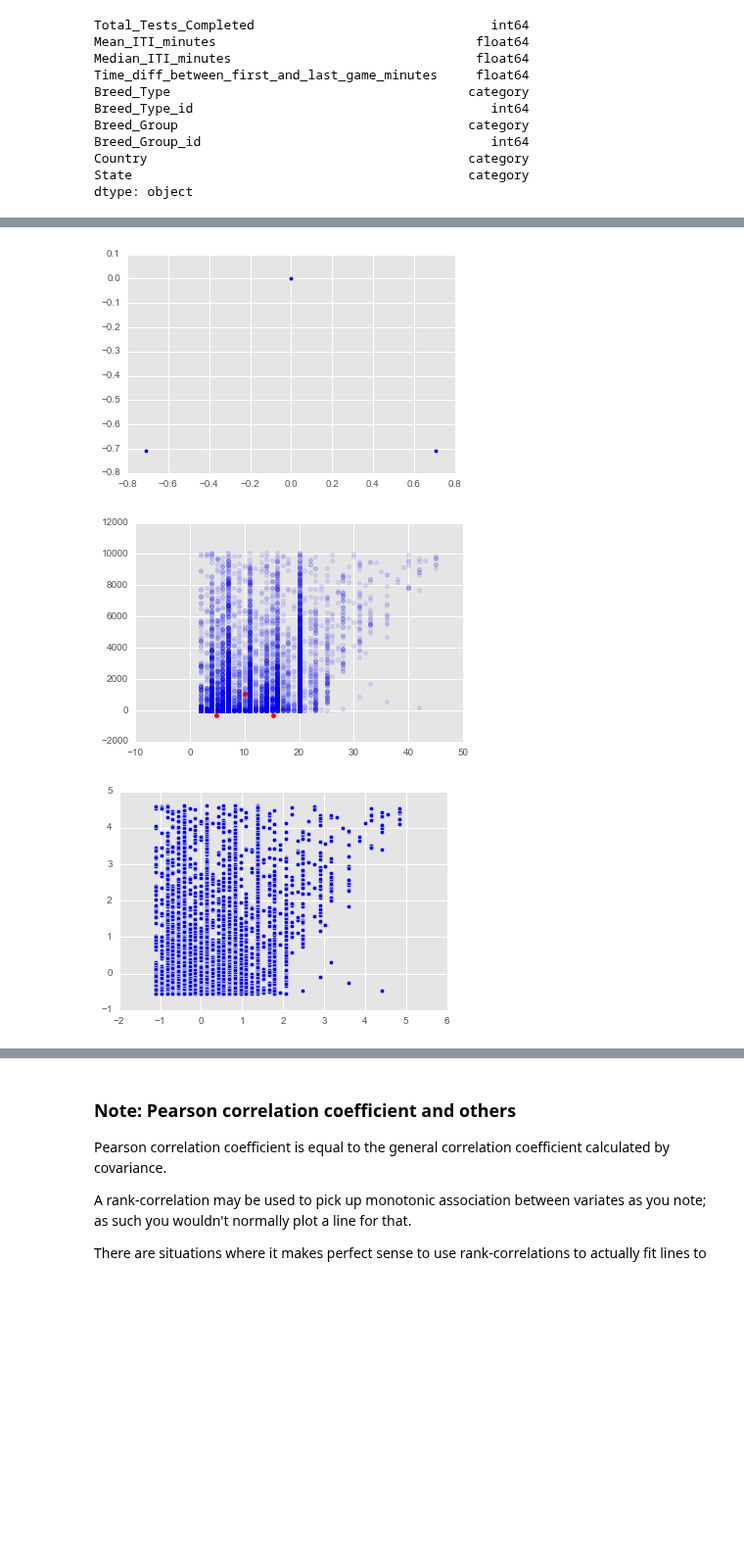
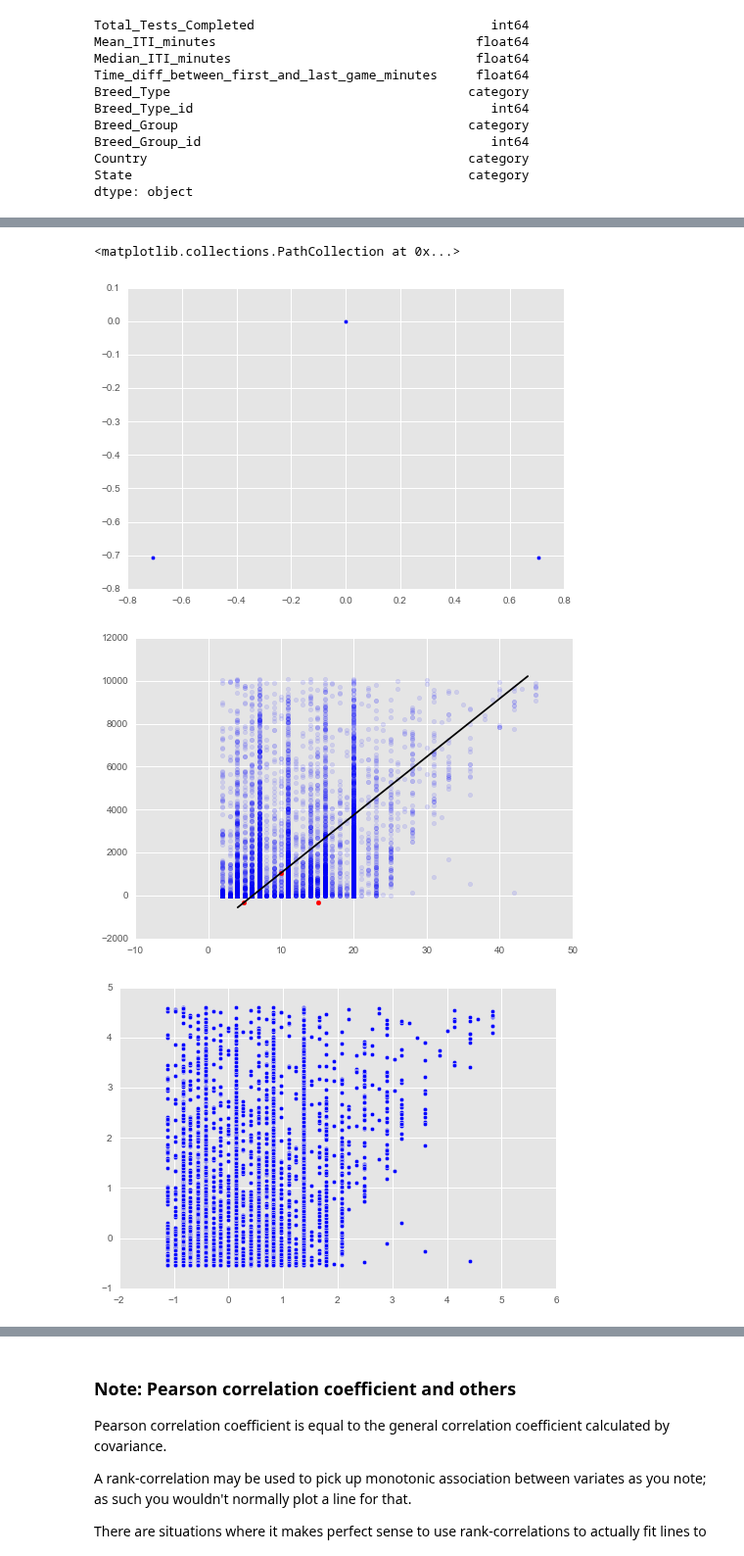
Before and after one commit to arfu2016/dog_id, a Jupyter notebook: 1p4ETL_SQL.ipynb, the cells around one changed output, grey strips where cells are left out. Shown at 98% size. Saved outputs shown, nothing was run; the diff lists cells and outputs as text; code cells hidden in the pictures; blank space fills up the shorter version.

```diff
--- a/1p4ETL_SQL.ipynb
+++ b/1p4ETL_SQL.ipynb
@@ -465,6 +465,14 @@ print X_reduced.shape
 X0 = pca.inverse_transform(X_reduced)
 print X0.shape
 print
+print type(X_reduced)
+b = X_reduced.copy()
+b[:,1] = 0
+# print b
+b0 = pca.inverse_transform(b)
+
+b1 = b0[:,0].tolist()
+b2 = [b1.index(min(b1)),b1.index(max(b1))]
 
 from sklearn.preprocessing import StandardScaler
 ss = StandardScaler()
@@ -481,6 +489,8 @@ ax.scatter(the_ax2[:,0],the_ax2[:,1])
 
 the_po = ss.inverse_transform(the_ax)
 print the_po
+the_b2 = ss.inverse_transform(b0[b2,:])
+print the_b2
 
 fig = plt.figure(2)
 ax = fig.add_subplot(1,1,1)
@@ -491,6 +501,7 @@ the_da = np.array(X)
 ax.scatter(the_da[:,0],the_da[:,1],color='blue',alpha=.1)
 ax.scatter(the_po[:,0],the_po[:,1],color='red')
 # inner product is 0
+ax.plot(the_b2[:,0],the_b2[:,1],color='black')
 
 fig = plt.figure(3)
 ax = fig.add_subplot(1,1,1)
@@ -506,6 +517,17 @@ print results.Y.shape
 #fig = plt.figure()
 #ax = fig.add_subplot(1,1,1)
 #ax.scatter(results.Y[:,0],results.Y[:,1])
+
+from matplotlib.lines import Line2D
+
+fig = plt.figure(4)
+ax = fig.add_subplot(1,1,1)
+ax.plot(b0[b2,0],b0[b2,1],color='black')
+ax.scatter(b0[:,0],b0[:,1])
+# ax.scatter(b0[:,0],b0[:,1],color='red')
+# l = Line2D(b0[:,0],b0[:,1],color='black')
+# ax.add_line(l)
+# plt.plot(b0[0:1,0],b0[0:1,1],color='black')
 # %% [output]
                        Total_Tests_Completed  Mean_ITI_minutes
 Total_Tests_Completed               1.000000          0.358111
@@ -524,6 +546,7 @@ Mean_ITI_minutes                    0.358111          1.000000
 [ 0.67905532  0.32094468]
 1.0
 (15435, 2)
+<matplotlib.collections.PathCollection at 0x...>
-[figure, old version]
+[figure, new version]
-[figure, old version]
+[figure, new version]
-[figure, old version]
+[figure, new version]
```
Also changed, not shown: parts of 19 cells of this notebook.
